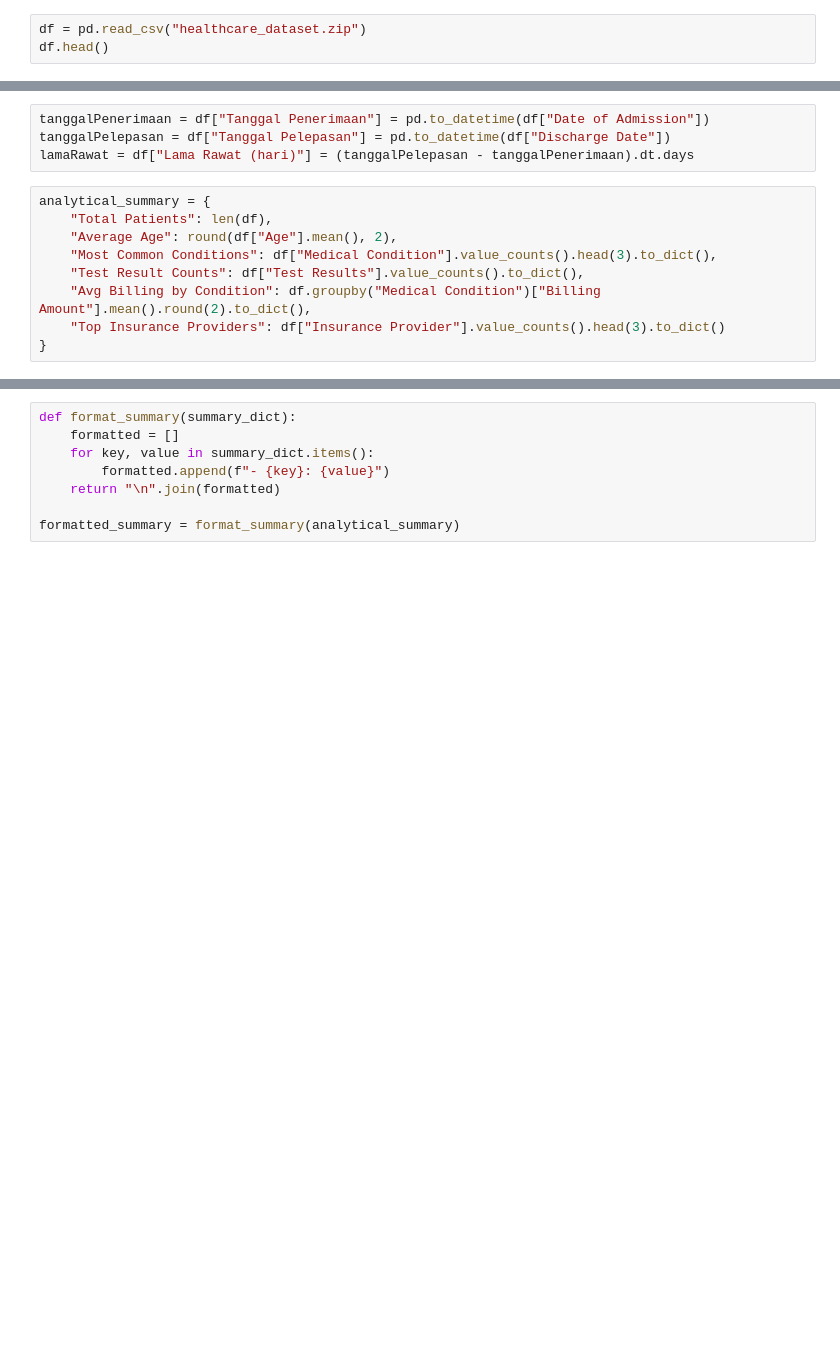
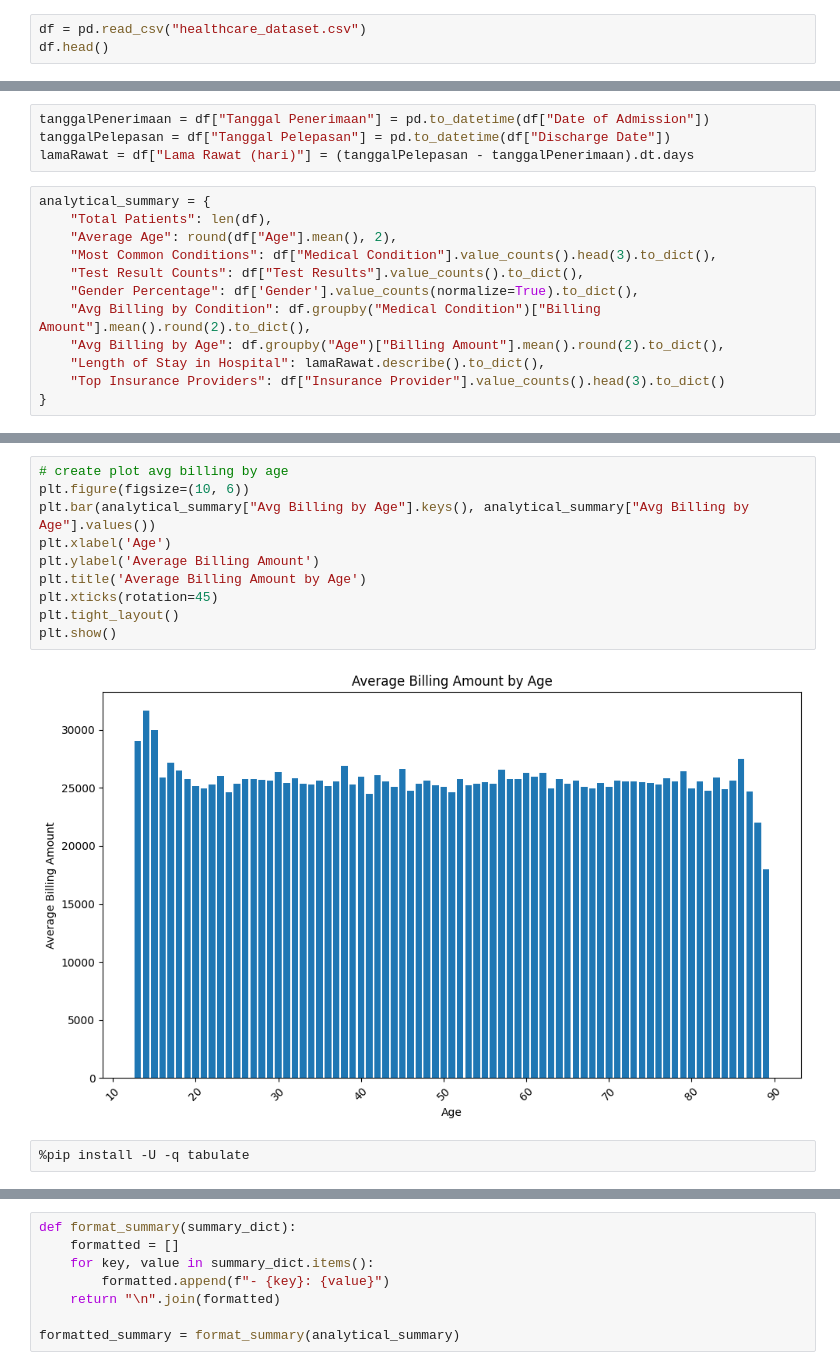
Before and after one commit to okisulton/CapstoneProejctHacktiv8_DataClasificationAndSummarization, a Jupyter notebook: CapstoneProjectSDI_OkiSulton.ipynb, the cells around one changed output, grey strips where cells are left out. Cells and saved outputs as stored; diff of their text form; blank space fills up the shorter version.

```diff
--- a/CapstoneProjectSDI_OkiSulton.ipynb
+++ b/CapstoneProjectSDI_OkiSulton.ipynb
@@ -53,7 +52,7 @@ parameters = {
     "stopping_sequence": ["\n\n", "###"]
 }
 # %%
-df = pd.read_csv("healthcare_dataset.zip")
+df = pd.read_csv("healthcare_dataset.csv")
 df.head()
 # %% [output]
 |  | Name | Age | Gender | Blood Type | Medical Condition | Date of Admission | Doctor | Hospital | ... |
@@ -97,6 +96,9 @@ analytical_summary = {
     "Average Age": round(df["Age"].mean(), 2),
     "Most Common Conditions": df["Medical Condition"].value_counts().head(3).to_dict(),
     "Test Result Counts": df["Test Results"].value_counts().to_dict(),
+    "Gender Percentage": df['Gender'].value_counts(normalize=True).to_dict(),
     "Avg Billing by Condition": df.groupby("Medical Condition")["Billing Amount"].mean().round(2).to_dict(),
+    "Avg Billing by Age": df.groupby("Age")["Billing Amount"].mean().round(2).to_dict(),
+    "Length of Stay in Hospital": lamaRawat.describe().to_dict(),
     "Top Insurance Providers": df["Insurance Provider"].value_counts().head(3).to_dict()
 }
@@ -103,3 +125,17 @@ analytical_summary = {
+# %%
+# create plot avg billing by age
+plt.figure(figsize=(10, 6))
+plt.bar(analytical_summary["Avg Billing by Age"].keys(), analytical_summary["Avg Billing by Age"].values())
+plt.xlabel('Age')
+plt.ylabel('Average Billing Amount')
+plt.title('Average Billing Amount by Age')
+plt.xticks(rotation=45)
+plt.tight_layout()
+plt.show()
+# %% [output]
+[figure, added]
+# %%
+%pip install -U -q tabulate
 # %%
 from langchain_experimental.agents.agent_toolkits.pandas.base import (
     create_pandas_dataframe_agent
```
Also changed, not shown: parts of 16 cells of this notebook.
